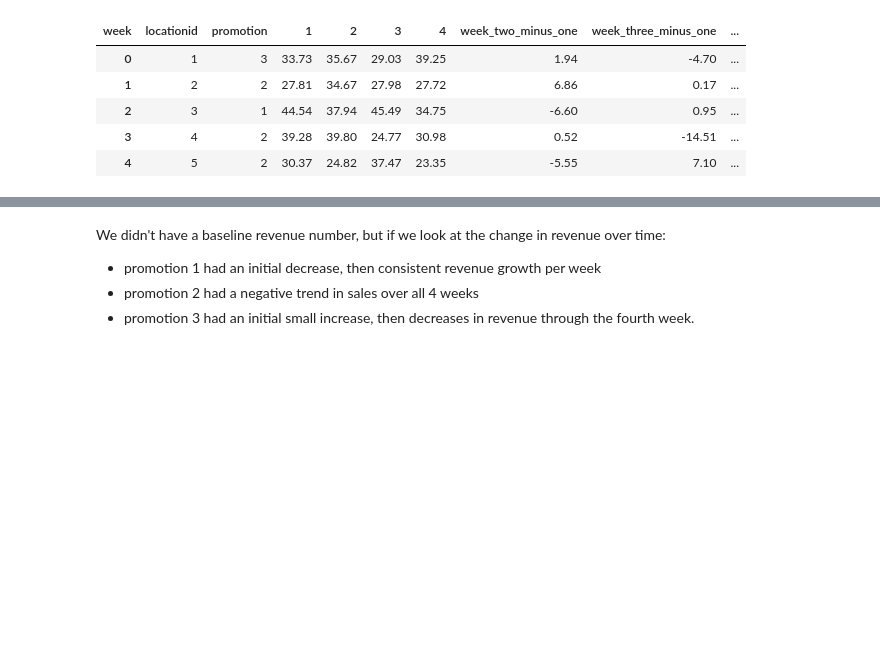
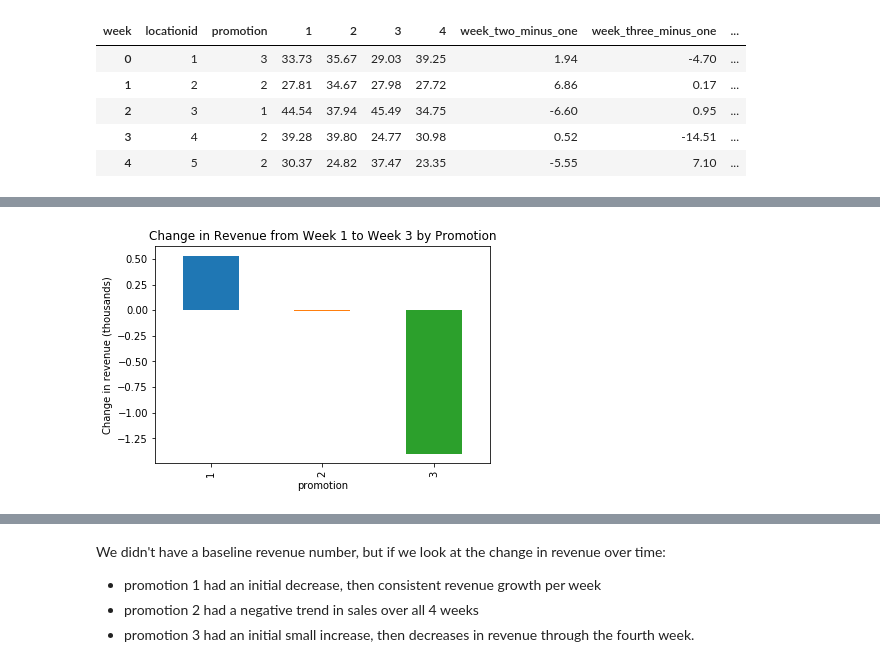
Before and after one commit to becerraperu/Thinkful_assignments, a Jupyter notebook: Research Proposal - Marketing Campaign.ipynb, the cells around one changed output, grey strips where cells are left out. Saved outputs shown, nothing was run; the diff lists cells and outputs as text; code cells hidden in the pictures; blank space fills up the shorter version.

```diff
--- a/Research Proposal - Marketing Campaign.ipynb
+++ b/Research Proposal - Marketing Campaign.ipynb
@@ -231,0 +262,7 @@ week4_minus_week1.plot.bar()
+# %%
+week3_minus_week1.plot.bar()
+plt.ylabel('Change in revenue (thousands)')
+plt.title('Change in Revenue from Week 1 to Week 3 by Promotion')
+plt.show()
+# %% [output]
+[figure, added]
```
Also changed, not shown: parts of 12 cells of this notebook.
